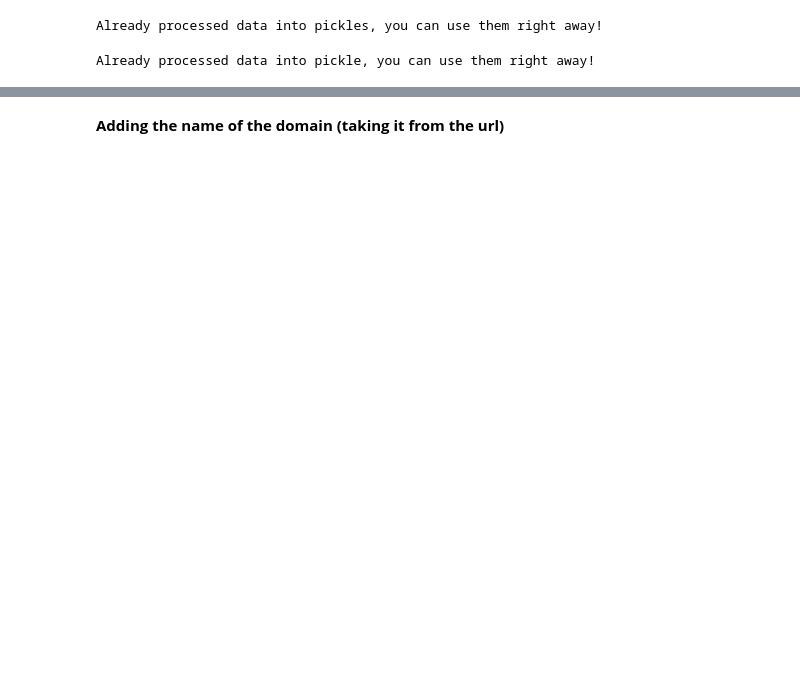
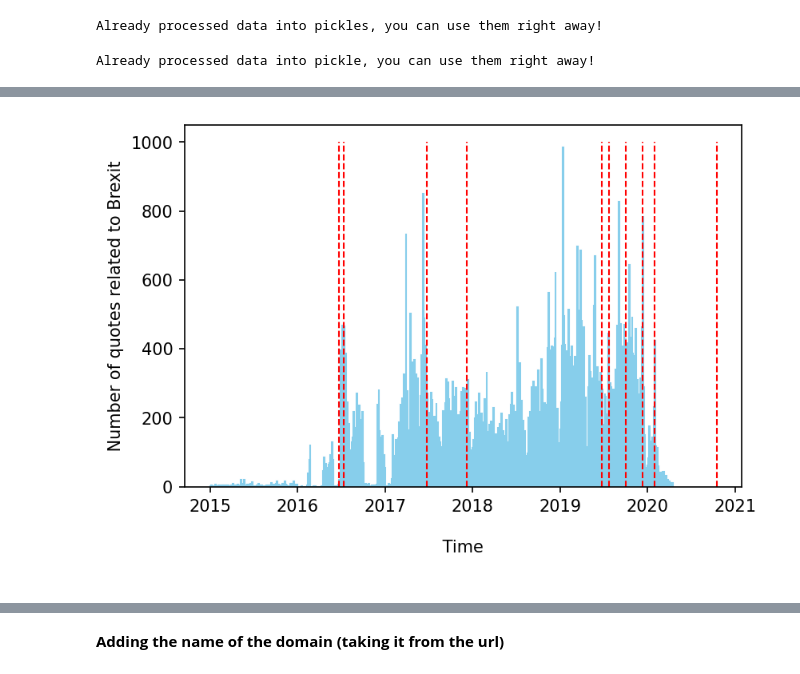
Before and after one commit to epfl-ada/ada-2021-project-top-spot, a Jupyter notebook: project.ipynb, the cells around one changed output, grey strips where cells are left out. Cells and saved outputs as stored; diff of their text form; code cells hidden in the pictures; blank space fills up the shorter version.

```diff
--- a/project.ipynb
+++ b/project.ipynb
@@ -590,0 +334,11 @@ df.head()
+# %%
+#Plot the histogram to show the amount of quotations changed over 2015 to 2020
+from datetime import datetime
+fig, ax = plt.subplots()
+fig.set_dpi(150)
+ax.hist(df['just_date'], bins=700,color='skyblue', ec="skyblue");#,datetime(,,)
+plt.xlabel('\n Time \n', fontsize = 10)
+plt.ylabel(' Number of quotes related to Brexit ', fontsize = 10)
+_ = ax.vlines(x=[datetime(2016, 6, 23),datetime(2016,7,13),datetime(2017,6,23),datetime(2017,12,8),datetime(2019,6,24),datetime(2019,7,24),datetime(2019,10,2),datetime(2019,12,12),datetime(2020,1,31),datetime(2020,10,16)], ymin=0, ymax=1000,linewidth=1,linestyle='--', colors='r')
+# %% [output]
+[figure, added]
```
Also changed, not shown: parts of 101 cells of this notebook.
